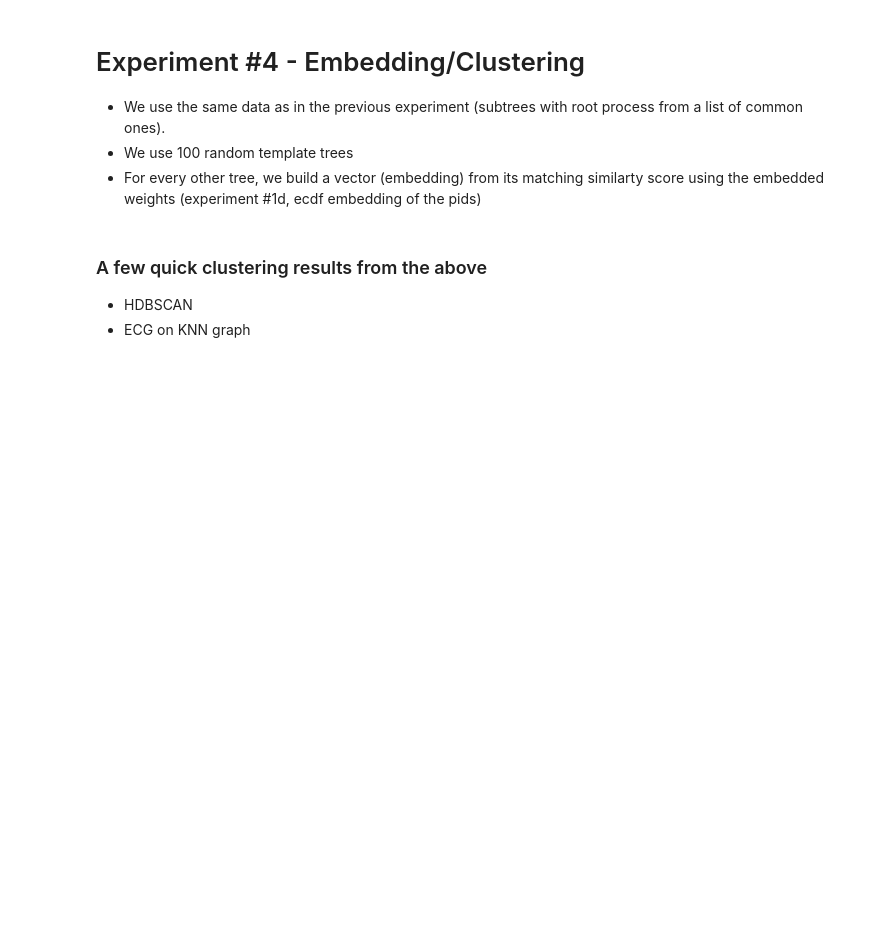
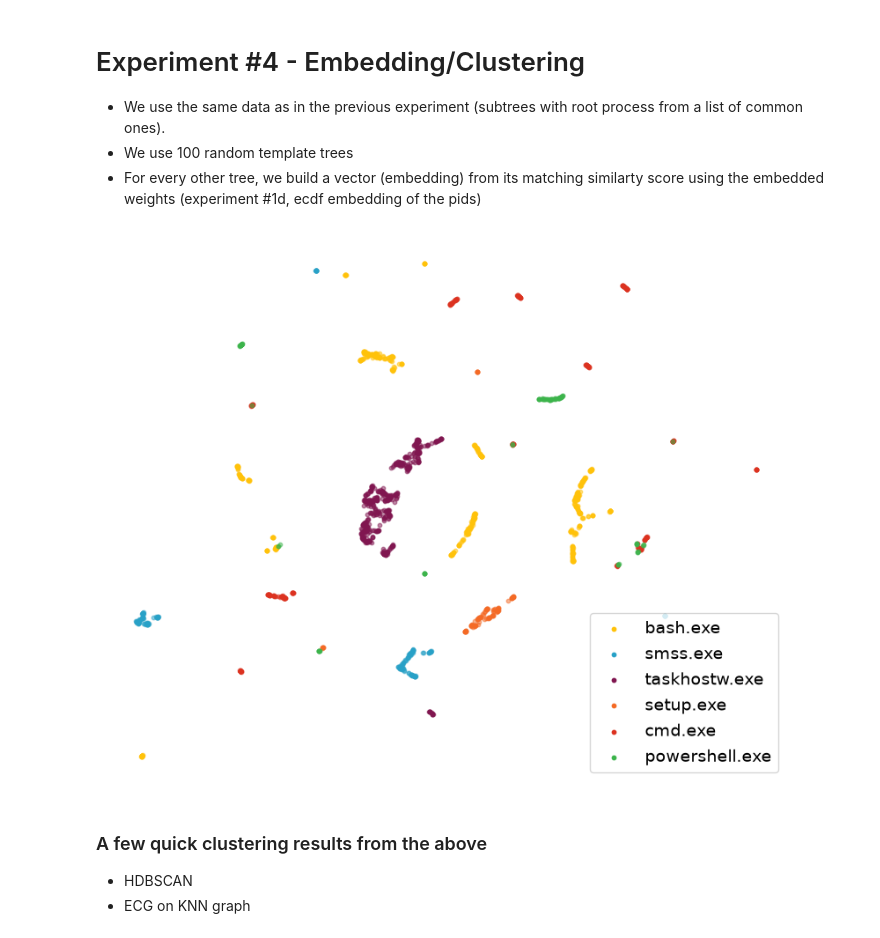
Before and after one commit to ftheberge/Matching_Experiments, a Jupyter notebook: ACME4/ACME4_process_trees_experiments.ipynb, the cells around one changed output. Cells and saved outputs as stored; diff of their text form; code cells hidden in the pictures; blank space fills up the shorter version.

```diff
--- a/ACME4/ACME4_process_trees_experiments.ipynb
+++ b/ACME4/ACME4_process_trees_experiments.ipynb
@@ -663,25 +697,28 @@ GroundTruth = np.array(GT)
 # %%
 ## Embedding
 scaler = StandardScaler()
 X = scaler.fit_transform( (Score).T )
 
 ## 2D mapping
-reducer = umap.UMAP(n_neighbors=11, metric='manhattan', init='random', random_state=123, n_jobs=1)
+reducer = umap.UMAP(n_neighbors=11, init='random', metric='euclidean', random_state=123, n_jobs=1)
 embedding = reducer.fit_transform(X)
 
 # Plot - color w.r.t. GT
-with plt.style.context('dark_background'):
-    plt.figure(figsize=(10,8))
-    _dct = {v:k for k,v in enumerate(set(GT))}
-    colors = ['#FFC20A','#28A1C7','#801650','#F46A25','#DC3220','#3cb44b']
-    for c, l in enumerate(_dct):
-        plt.scatter(embedding[GroundTruth==l, 0], embedding[GroundTruth==l, 1], s=10, c=colors[c], label=l, alpha=.65)
-    plt.title('Embedding process trees with common root process')
-    leg = plt.legend()
-    for handle in leg.legend_handles:
-        handle.set_alpha(1.0)
-    plt.tick_params(axis='both', which='both', bottom=False, top=False, left=False, right=False, labelbottom=False, labelleft=False)
-    plt.show()
+plt.figure(figsize=(10,8))
+_dct = {v:k for k,v in enumerate(set(GT))}
+colors = ['#FFC20A','#28A1C7','#801650','#F46A25','#DC3220','#3cb44b']
+for c, l in enumerate(_dct):
+    plt.scatter(embedding[GroundTruth==l, 0], embedding[GroundTruth==l, 1], s=10, c=colors[c], label=l, alpha=.5)
+#plt.title('Embedding process trees with common root process')
+leg = plt.legend()
+for handle in leg.legend_handles:
+    handle.set_alpha(1.0)
+plt.tick_params(axis='both', which='both', bottom=False, top=False, left=False, right=False, labelbottom=False, labelleft=False)
+plt.axis('off')
+plt.savefig('acme_embed.png', bbox_inches='tight', pad_inches=0)
+plt.show()
+# %% [output]
+[figure, added]
 # %% [markdown]
 ### A few quick clustering results from the above
 
```
Also changed, not shown: parts of 30 cells of this notebook.
